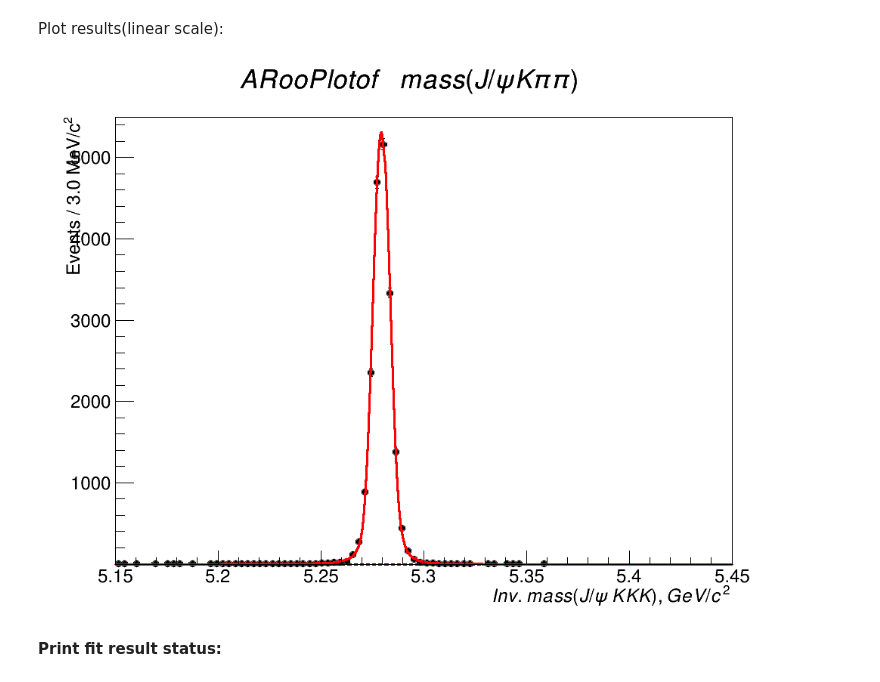
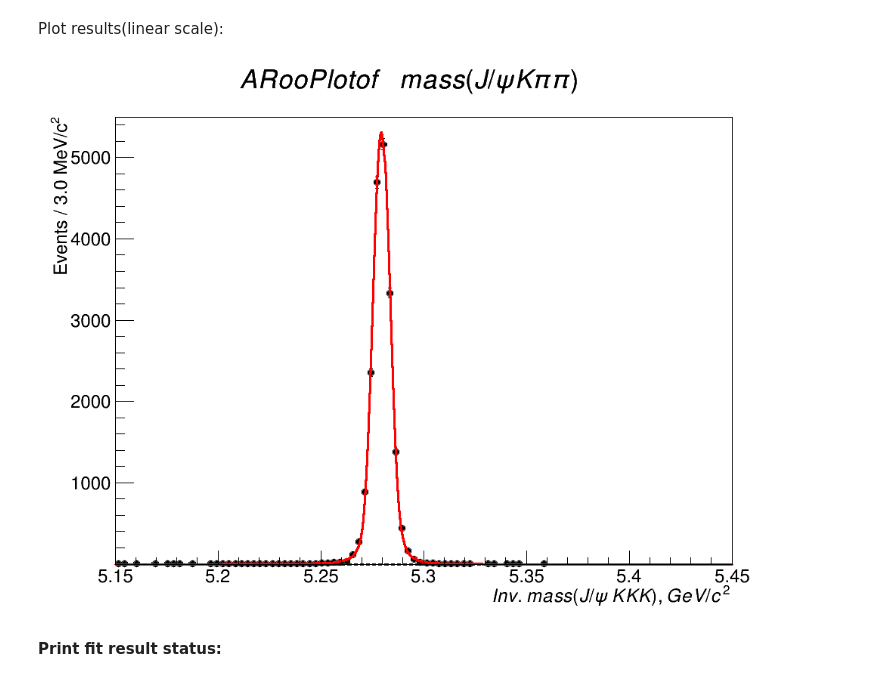
Before and after one commit to sashabaranov/Bu2JpsiKKpi, a Jupyter notebook: KKK/fit/Fit MC Pythia8.ipynb, the cells around one changed output. Drawn from its saved outputs; the diff is of its cells as text; code cells hidden in the pictures.

```diff
--- a/KKK/fit/Fit MC Pythia8.ipynb
+++ b/KKK/fit/Fit MC Pythia8.ipynb
@@ -125,16 +125,17 @@ Plot results(linear scale):
 # %%
 canvas = rootnotes.random_canvas(size=(1024, 768))
 
 fu.SetXTitle("Inv.\,mass(J/\psi\,KKK), GeV/c^{2}}")
 fu.SetYTitle("Events / %.1f MeV/c^{2}" % binning_b)
 
-fu.SetAxisRange(0.5, 5500, 'Y')
+y_axis = fu.GetYaxis()
+y_axis.SetTitleOffset(1.3)
 
 fu.Draw()
 
 canvas
 # %% [output]
-[figure, old version]
+[figure, new version]
 # %% [markdown]
 __Print fit result status:__
 # %%
```
Also changed, not shown: 4 other files.
